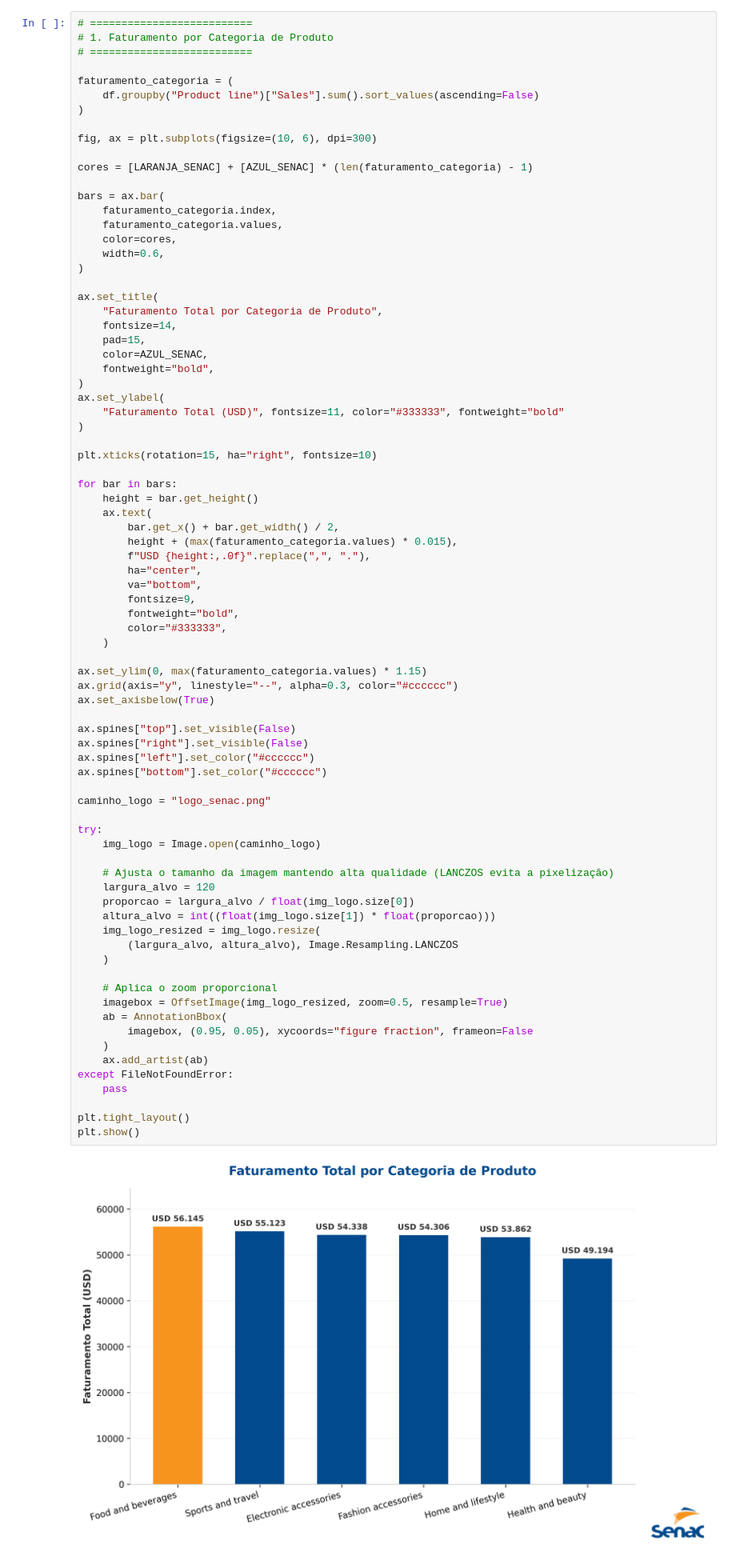
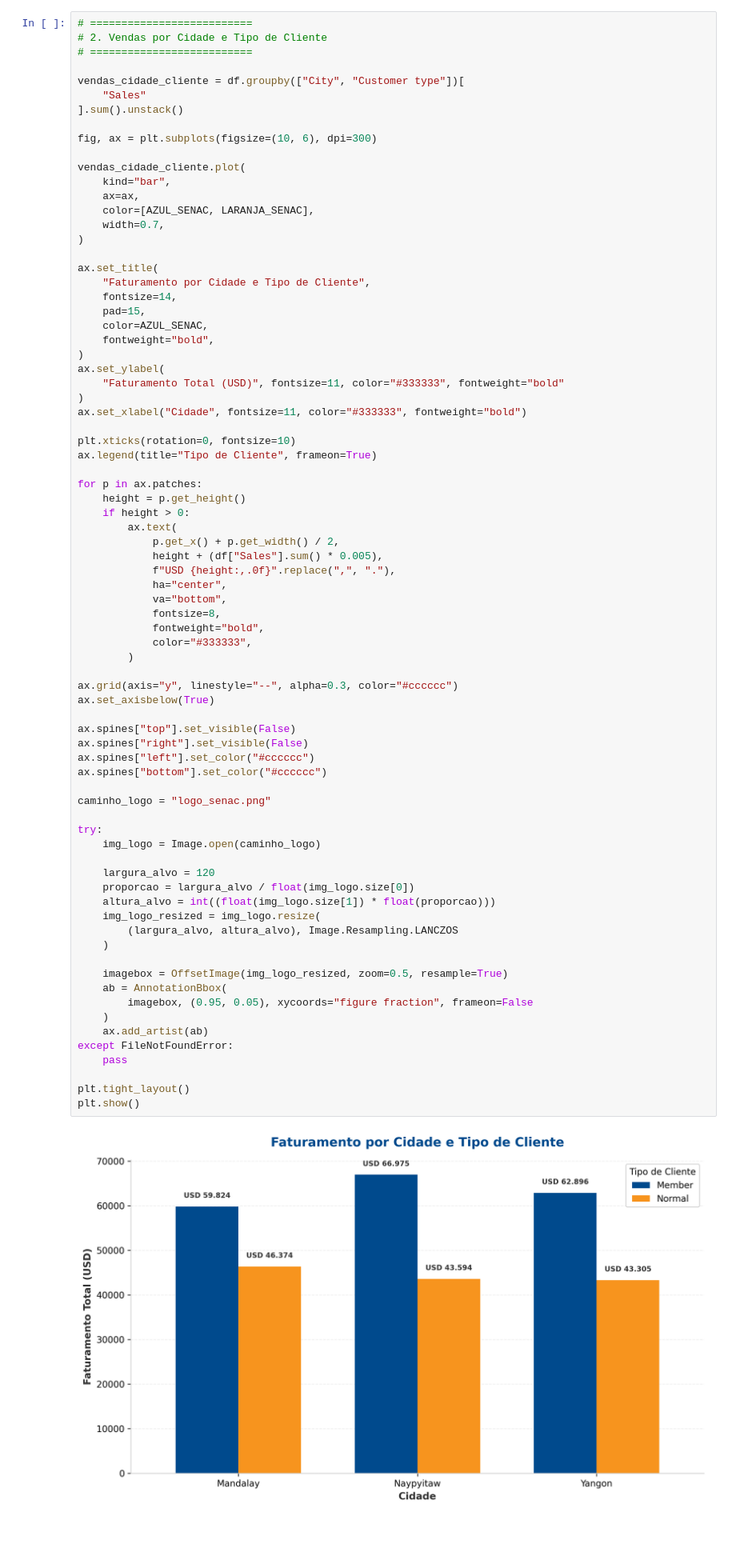
Before and after one commit to DNL139/pi_tec_BD_supermercado, a Jupyter notebook: pi_tec_BD_supermercado.ipynb, the cells around one changed output. Shown at 80% size. Drawn from its saved outputs; the diff is of its cells as text; blank space fills up the shorter version.

```diff
--- a/pi_tec_BD_supermercado.ipynb
+++ b/pi_tec_BD_supermercado.ipynb
@@ -347,26 +361,24 @@ A seguir, vamos criar 5 visualizações diferentes e relevantes:
 5. Avaliação média por categoria de produto
 # %%
 # ==========================
-# 1. Faturamento por Categoria de Produto
+# 2. Vendas por Cidade e Tipo de Cliente
 # ==========================
 
-faturamento_categoria = (
-    df.groupby("Product line")["Sales"].sum().sort_values(ascending=False)
-)
+vendas_cidade_cliente = df.groupby(["City", "Customer type"])[
+    "Sales"
+].sum().unstack()
 
 fig, ax = plt.subplots(figsize=(10, 6), dpi=300)
 
-cores = [LARANJA_SENAC] + [AZUL_SENAC] * (len(faturamento_categoria) - 1)
-
-bars = ax.bar(
-    faturamento_categoria.index,
-    faturamento_categoria.values,
-    color=cores,
-    width=0.6,
+vendas_cidade_cliente.plot(
+    kind="bar",
+    ax=ax,
+    color=[AZUL_SENAC, LARANJA_SENAC],
+    width=0.7,
 )
 
 ax.set_title(
-    "Faturamento Total por Categoria de Produto",
+    "Faturamento por Cidade e Tipo de Cliente",
     fontsize=14,
     pad=15,
     color=AZUL_SENAC,
@@ -375,57 +387,57 @@ ax.set_title(
 ax.set_ylabel(
     "Faturamento Total (USD)", fontsize=11, color="#333333", fontweight="bold"
 )
+ax.set_xlabel("Cidade", fontsize=11, color="#333333", fontweight="bold")
 
-plt.xticks(rotation=15, ha="right", fontsize=10)
+plt.xticks(rotation=0, fontsize=10)
+ax.legend(title="Tipo de Cliente", frameon=True)
 
-for bar in bars:
-    height = bar.get_height()
-    ax.text(
-        bar.get_x() + bar.get_width() / 2,
-        height + (max(faturamento_categoria.values) * 0.015),
-        f"USD {height:,.0f}".replace(",", "."),
-        ha="center",
-        va="bottom",
-        fontsize=9,
-        fontweight="bold",
-        color="#333333",
-    )
+for p in ax.patches:
+    height = p.get_height()
+    if height > 0:
+        ax.text(
+            p.get_x() + p.get_width() / 2,
+            height + (df["Sales"].sum() * 0.005),
+            f"USD {height:,.0f}".replace(",", "."),
+            ha="center",
+            va="bottom",
+            fontsize=8,
+            fontweight="bold",
+            color="#333333",
+        )
 
-ax.set_ylim(0, max(faturamento_categoria.values) * 1.15)
 ax.grid(axis="y", linestyle="--", alpha=0.3, color="#cccccc")
 ax.set_axisbelow(True)
 
 ax.spines["top"].set_visible(False)
 ax.spines["right"].set_visible(False)
 ax.spines["left"].set_color("#cccccc")
 ax.spines["bottom"].set_color("#cccccc")
 
 caminho_logo = "logo_senac.png"
 
 try:
     img_logo = Image.open(caminho_logo)
 
-    # Ajusta o tamanho da imagem mantendo alta qualidade (LANCZOS evita a pixelização)
     largura_alvo = 120
     proporcao = largura_alvo / float(img_logo.size[0])
     altura_alvo = int((float(img_logo.size[1]) * float(proporcao)))
     img_logo_resized = img_logo.resize(
         (largura_alvo, altura_alvo), Image.Resampling.LANCZOS
     )
 
-    # Aplica o zoom proporcional
     imagebox = OffsetImage(img_logo_resized, zoom=0.5, resample=True)
     ab = AnnotationBbox(
         imagebox, (0.95, 0.05), xycoords="figure fraction", frameon=False
     )
     ax.add_artist(ab)
 except FileNotFoundError:
     pass
 
 plt.tight_layout()
 plt.show()
 # %% [output]
-[figure, old version]
+[figure, new version]
 # %% [markdown]
 **O que o gráfico mostra:**
 O faturamento total registrado em cada categoria de produto durante o período analisado.
```
Also changed, not shown: parts of 10 cells of this notebook.
